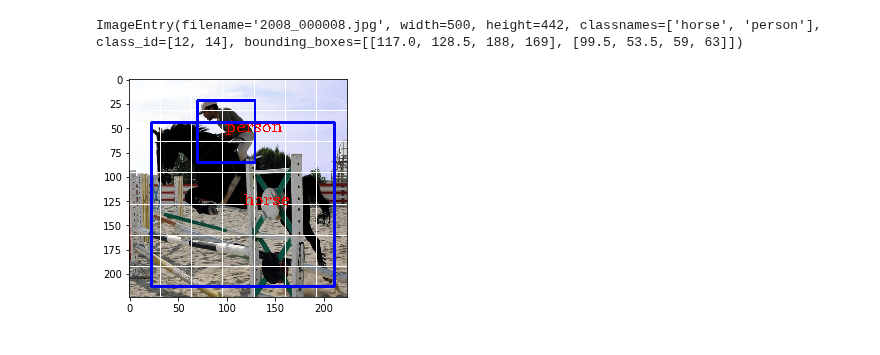
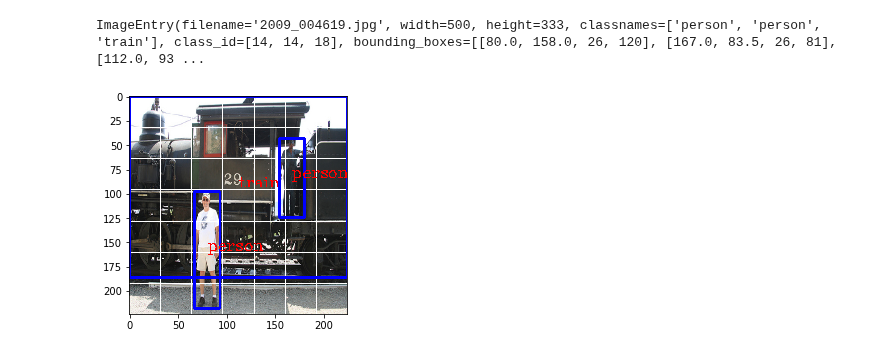
Before and after one commit to MrParosk/ml_playground, a Jupyter notebook: computer_vision/object_detection/yolo.ipynb, the cells around one changed output. Saved outputs shown, nothing was run; the diff lists cells and outputs as text; code cells hidden in the pictures.

```diff
--- a/computer_vision/object_detection/yolo.ipynb
+++ b/computer_vision/object_detection/yolo.ipynb
@@ -23,27 +26,34 @@ device = "cuda"
 B = 2 # Number of bounding boxes per grid item
 C = 20 # Number of classes
 S = 7 # Grid size
-# %%
-id_cat, train_list = dt.load_pascal(train_json_path)
+# %%
+data_list = []
+id_cat, temp_list = dt.load_pascal(train_json_path)
+data_list += temp_list
+_, temp_list = dt.load_pascal(val_json_path)
+data_list += temp_list
+
+random.seed(seed)
+random.shuffle(data_list)
 # %%
-train_list = dt.rescale_bounding_boxes(train_list, target_size)
-train_list = dt.convert_to_center(train_list)
+data_list = dt.rescale_bounding_boxes(data_list, target_size)
+data_list = dt.convert_to_center(data_list)
 # %%
-example = train_list[0]
+example = data_list[0]
 example
 # %% [output]
-ImageEntry(filename='2008_000008.jpg', width=500, height=442, classnames=['horse', 'person'], class_id=[12, 14], bounding_boxes=[[117.0, 128.5, 188, 169], [99.5, 53.5, 59, 63]])
+ImageEntry(filename='2009_004619.jpg', width=500, height=333, classnames=['person', 'person', 'train'], class_id=[14, 14, 18], bounding_boxes=[[80.0, 158.0, 26, 120], [167.0, 83.5, 26, 81], [112.0, 93 ...
 # %%
-img_str = img_path + example[0]
+img_str = IMG_PATH + example[0]
 img = display.read_img(img_str, target_size)
 
 img = display.draw_grid(img, int(np.ceil(target_size / S)))
 img = display.draw_boxes(img, example.bounding_boxes)
 img = display.draw_text(img, example.classnames, example.bounding_boxes)
 plt.imshow(img)
 plt.show()
 # %% [output]
-[figure, old version]
+[figure, new version]
 # %%
 def create_yolo_target(data_list, S, B, C, target_size):
     grid_size = target_size / S
```
Also changed, not shown: parts of 19 cells of this notebook.
